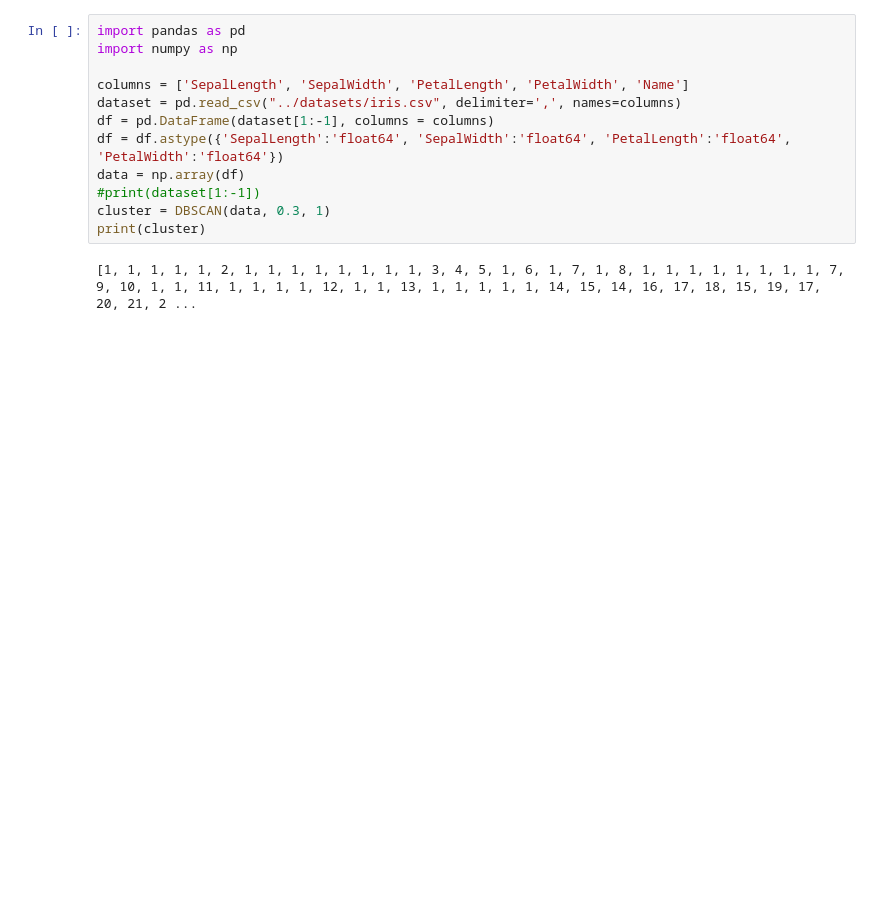
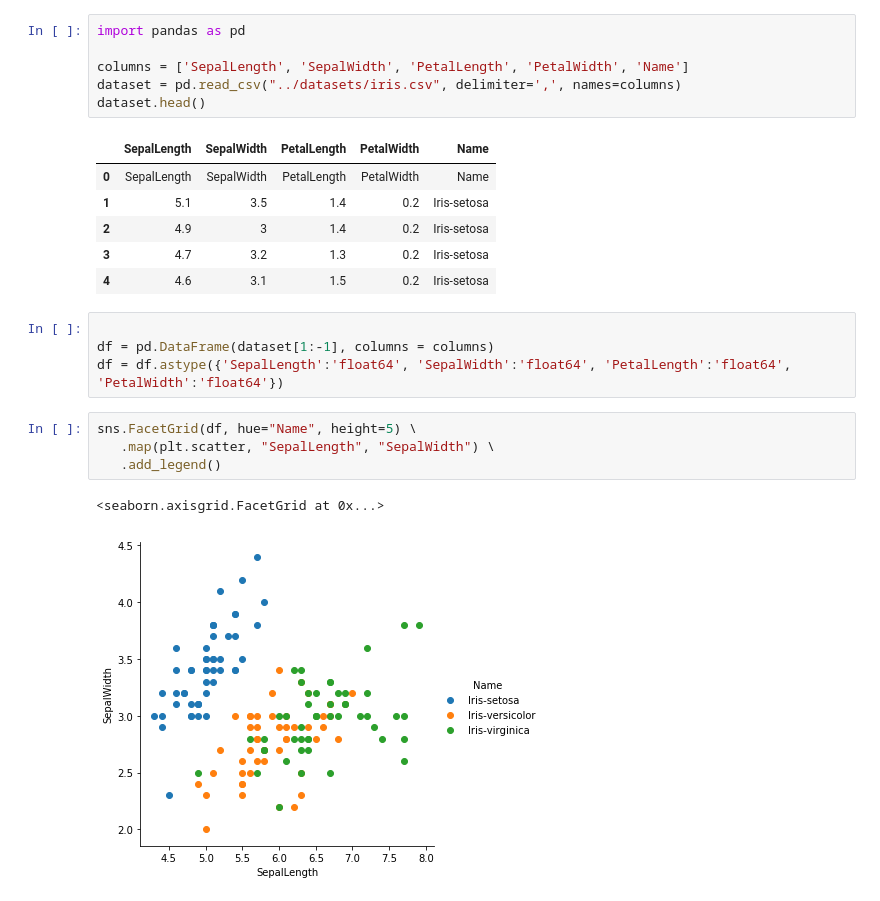
Before and after one commit to dineshdb/data-mining, a Jupyter notebook: notebooks/DBScan.ipynb, the cells around one changed output. Saved outputs shown, nothing was run; the diff lists cells and outputs as text; blank space fills up the shorter version.

Commit message:
🎉 DBSCAN

```diff
--- a/notebooks/DBScan.ipynb
+++ b/notebooks/DBScan.ipynb
@@ -59,15 +62,25 @@ def DBSCAN(points, eps, MinPts):
     return labels
 # %%
 import pandas as pd
-import numpy as np
 
 columns = ['SepalLength', 'SepalWidth', 'PetalLength', 'PetalWidth', 'Name']
 dataset = pd.read_csv("../datasets/iris.csv", delimiter=',', names=columns)
-df = pd.DataFrame(dataset[1:-1], columns = columns)
-df = df.astype({'SepalLength':'float64', 'SepalWidth':'float64', 'PetalLength':'float64', 'PetalWidth':'float64'})
-data = np.array(df)
-#print(dataset[1:-1])
-cluster = DBSCAN(data, 0.3, 1)
-print(cluster)
+dataset.head()
 # %% [output]
-[1, 1, 1, 1, 1, 2, 1, 1, 1, 1, 1, 1, 1, 1, 3, 4, 5, 1, 6, 1, 7, 1, 8, 1, 1, 1, 1, 1, 1, 1, 1, 7, 9, 10, 1, 1, 11, 1, 1, 1, 1, 12, 1, 1, 13, 1, 1, 1, 1, 1, 14, 15, 14, 16, 17, 18, 15, 19, 17, 20, 21, 2 ...
+|  | SepalLength | SepalWidth | PetalLength | PetalWidth | Name |
+| 0 | SepalLength | SepalWidth | PetalLength | PetalWidth | Name |
+| 1 | 5.1 | 3.5 | 1.4 | 0.2 | Iris-setosa |
+| 2 | 4.9 | 3 | 1.4 | 0.2 | Iris-setosa |
+| 3 | 4.7 | 3.2 | 1.3 | 0.2 | Iris-setosa |
+| 4 | 4.6 | 3.1 | 1.5 | 0.2 | Iris-setosa |
+# %%
+
+df = pd.DataFrame(dataset[1:-1], columns = columns)
+df = df.astype({'SepalLength':'float64', 'SepalWidth':'float64', 'PetalLength':'float64', 'PetalWidth':'float64'})
+# %%
+sns.FacetGrid(df, hue="Name", height=5) \
+   .map(plt.scatter, "SepalLength", "SepalWidth") \
+   .add_legend()
+# %% [output]
+<seaborn.axisgrid.FacetGrid at 0x...>
+[figure, added]
```
Also changed, not shown: parts of 8 cells of this notebook.
